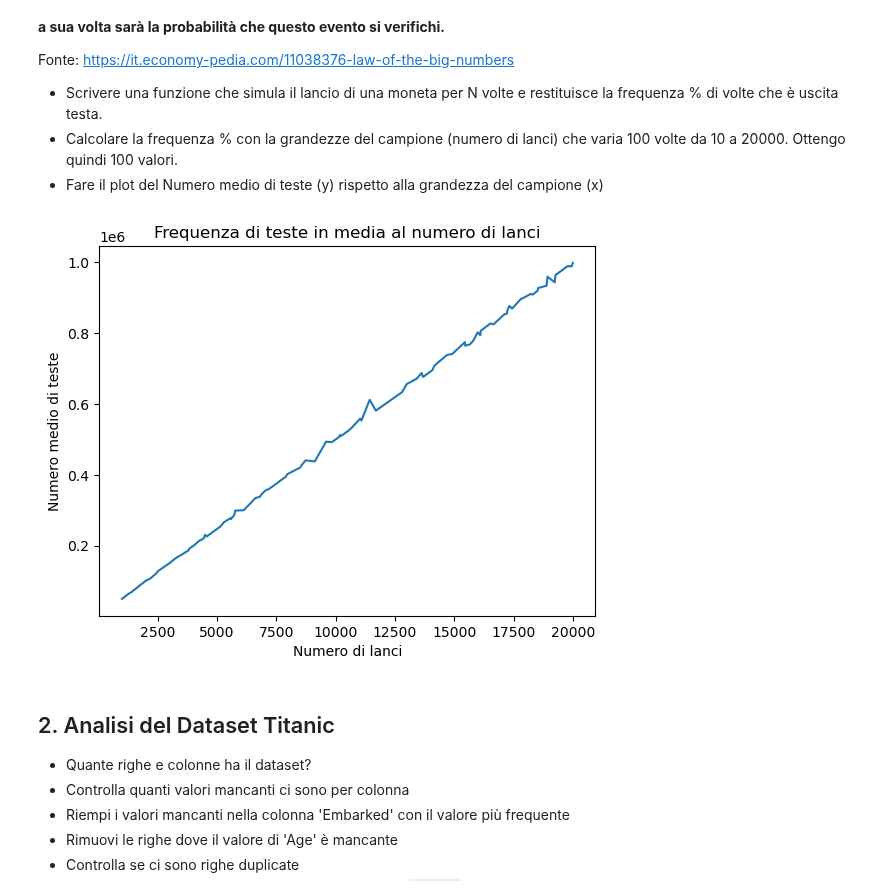
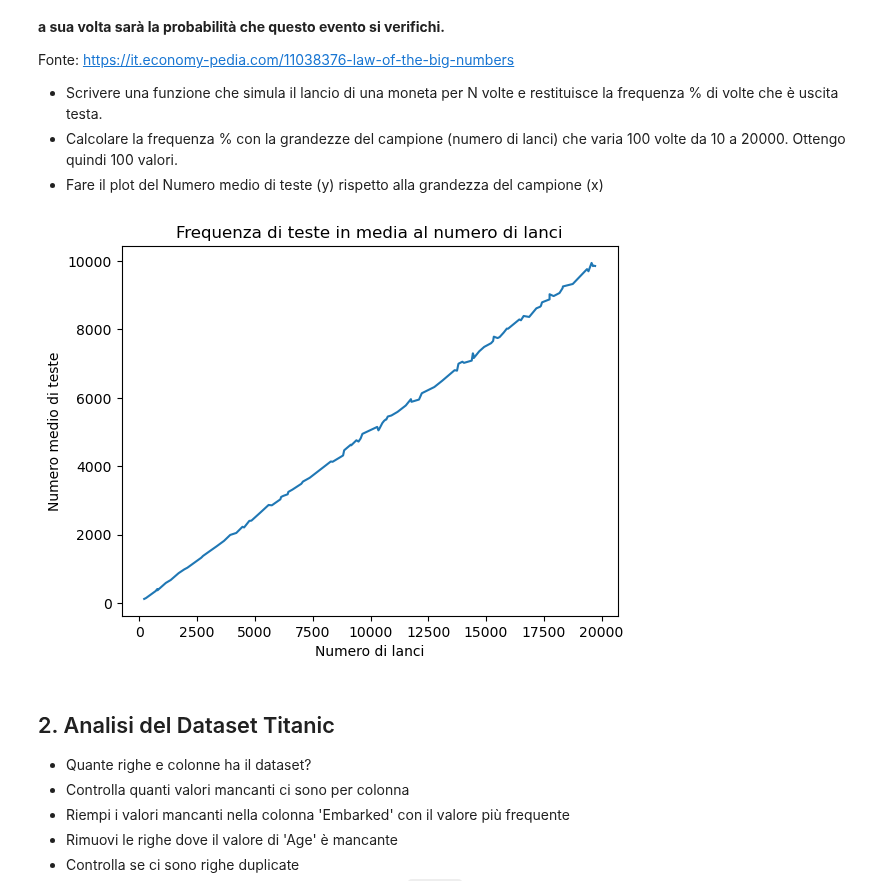
Before and after one commit to AlessioTinti05/ProgrammingLab2, a Jupyter notebook: 4_Esercizi_lez4.ipynb, the cells around one changed output. Drawn from its saved outputs; the diff is of its cells as text; code cells hidden in the pictures.

```diff
--- a/4_Esercizi_lez4.ipynb
+++ b/4_Esercizi_lez4.ipynb
@@ -13,35 +13,42 @@ Fonte: https://it.economy-pedia.com/11038376-law-of-the-big-numbers
 # %%
 import matplotlib.pyplot as plt
 import numpy as np
 import pandas as pd
 
 def freq_testa (n):
     sum = 0
     for i in range (0, n+1):
         lancio = np.random.randint(0,2)
         sum = sum + lancio
     freq_teste = (sum/n)*100
     return freq_teste
 
 lista_freq = []
 lista_lanci = []
 for i in range (0, 101):
     n_lanci = np.random.randint(10, 20001)
     lista_lanci.append(n_lanci)
     lista_freq.append(freq_testa(n_lanci))
 
 
-lista_lanci = pd.Series(lista_lanci).sort_values()
-lista_freq = np.array(lista_freq)
-n_medio_teste = lista_freq*np.array(lista_lanci)
+#lista_lanci = pd.Series(lista_lanci).sort_values()  # sorted(lista_lanci) o lista_lanci.sort()
+#lista_freq = np.array(lista_freq)
+#n_medio_teste = lista_freq*np.array(lista_lanci)
 
-plt.plot(lista_lanci, n_medio_teste)
+df = pd.DataFrame({
+    "lanci": lista_lanci,
+    "frequenza": lista_freq
+})
+df = df.sort_values(by="lanci")  # ordina mantenendo l'associazione corretta
+df["n_medio_teste"] = df["frequenza"] * df["lanci"] / 100
+
+plt.plot(df["lanci"], df["n_medio_teste"])
 plt.xlabel('Numero di lanci')
 plt.ylabel('Numero medio di teste')
 plt.title('Frequenza di teste in media al numero di lanci')
 plt.show()
 # %% [output]
-[figure, old version]
+[figure, new version]
 # %% [markdown]
 ## 2. Analisi del Dataset Titanic
 - Quante righe e colonne ha il dataset?
```
Also changed, not shown: 2 other files.
